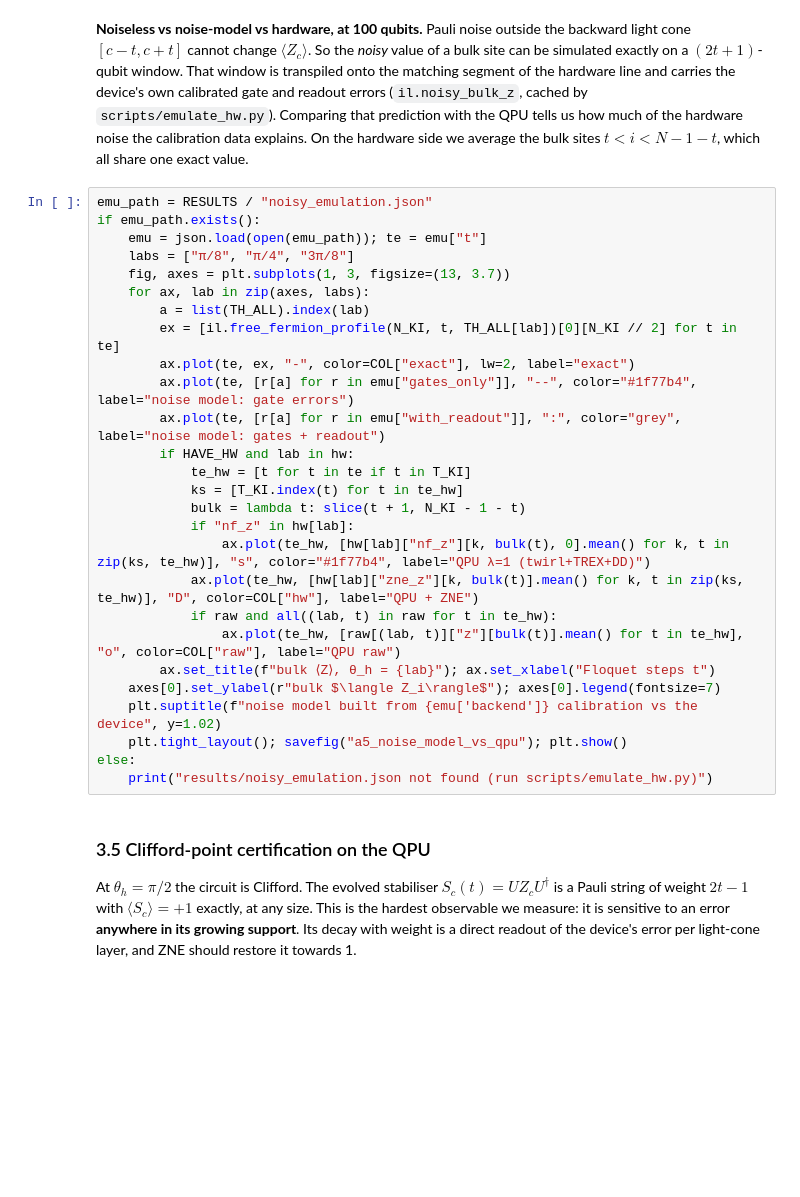
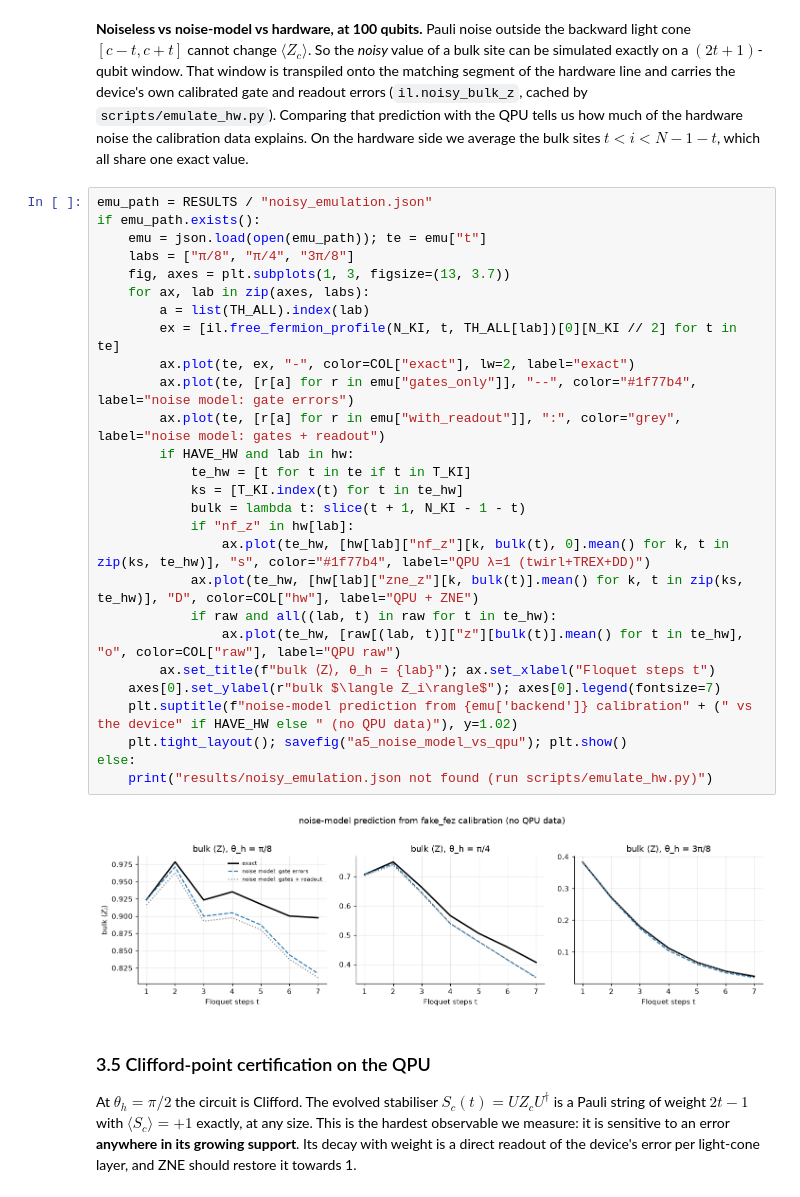
Before and after one commit to wireshark10/IBM-Qiskit-Hackathon, a Jupyter notebook: track3_dynamics_under_noise.ipynb, the cells around one changed output. Saved outputs shown, nothing was run; the diff lists cells and outputs as text; blank space fills up the shorter version.

```diff
--- a/track3_dynamics_under_noise.ipynb
+++ b/track3_dynamics_under_noise.ipynb
@@ -772,30 +900,32 @@ if HAVE_HW:
 # %%
 emu_path = RESULTS / "noisy_emulation.json"
 if emu_path.exists():
     emu = json.load(open(emu_path)); te = emu["t"]
     labs = ["π/8", "π/4", "3π/8"]
     fig, axes = plt.subplots(1, 3, figsize=(13, 3.7))
     for ax, lab in zip(axes, labs):
         a = list(TH_ALL).index(lab)
         ex = [il.free_fermion_profile(N_KI, t, TH_ALL[lab])[0][N_KI // 2] for t in te]
         ax.plot(te, ex, "-", color=COL["exact"], lw=2, label="exact")
         ax.plot(te, [r[a] for r in emu["gates_only"]], "--", color="#1f77b4", label="noise model: gate errors")
         ax.plot(te, [r[a] for r in emu["with_readout"]], ":", color="grey", label="noise model: gates + readout")
         if HAVE_HW and lab in hw:
             te_hw = [t for t in te if t in T_KI]
             ks = [T_KI.index(t) for t in te_hw]
             bulk = lambda t: slice(t + 1, N_KI - 1 - t)
             if "nf_z" in hw[lab]:
                 ax.plot(te_hw, [hw[lab]["nf_z"][k, bulk(t), 0].mean() for k, t in zip(ks, te_hw)], "s", color="#1f77b4", label="QPU λ=1 (twirl+TREX+DD)")
             ax.plot(te_hw, [hw[lab]["zne_z"][k, bulk(t)].mean() for k, t in zip(ks, te_hw)], "D", color=COL["hw"], label="QPU + ZNE")
             if raw and all((lab, t) in raw for t in te_hw):
                 ax.plot(te_hw, [raw[(lab, t)]["z"][bulk(t)].mean() for t in te_hw], "o", color=COL["raw"], label="QPU raw")
         ax.set_title(f"bulk ⟨Z⟩, θ_h = {lab}"); ax.set_xlabel("Floquet steps t")
     axes[0].set_ylabel(r"bulk $\langle Z_i\rangle$"); axes[0].legend(fontsize=7)
-    plt.suptitle(f"noise model built from {emu['backend']} calibration vs the device", y=1.02)
+    plt.suptitle(f"noise-model prediction from {emu['backend']} calibration" + (" vs the device" if HAVE_HW else " (no QPU data)"), y=1.02)
     plt.tight_layout(); savefig("a5_noise_model_vs_qpu"); plt.show()
 else:
     print("results/noisy_emulation.json not found (run scripts/emulate_hw.py)")
+# %% [output]
+[figure, added]
 # %% [markdown]
 ### 3.5 Clifford-point certification on the QPU
 
```
Also changed, not shown: parts of 32 cells of this notebook, 9 other files.
